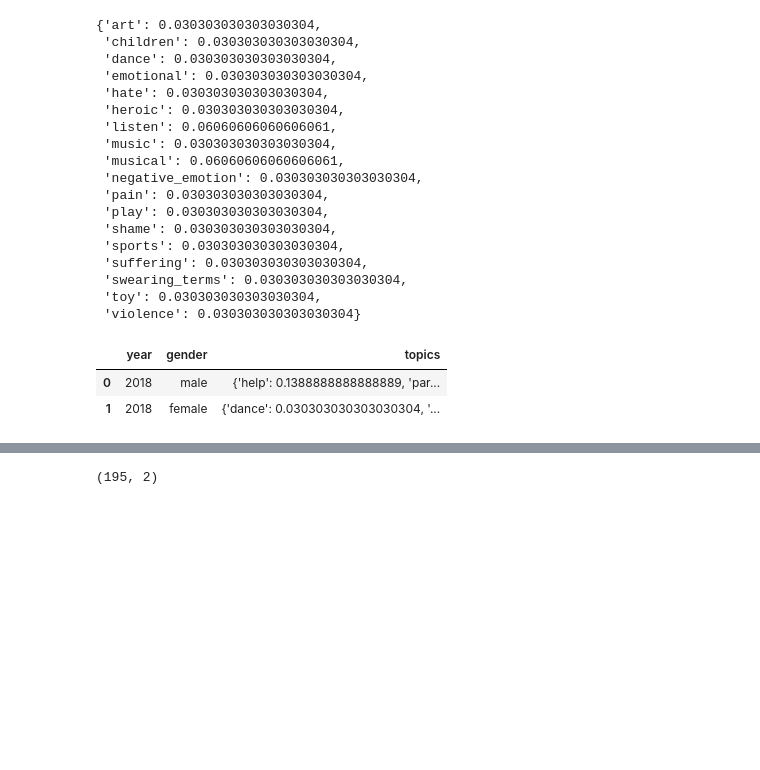
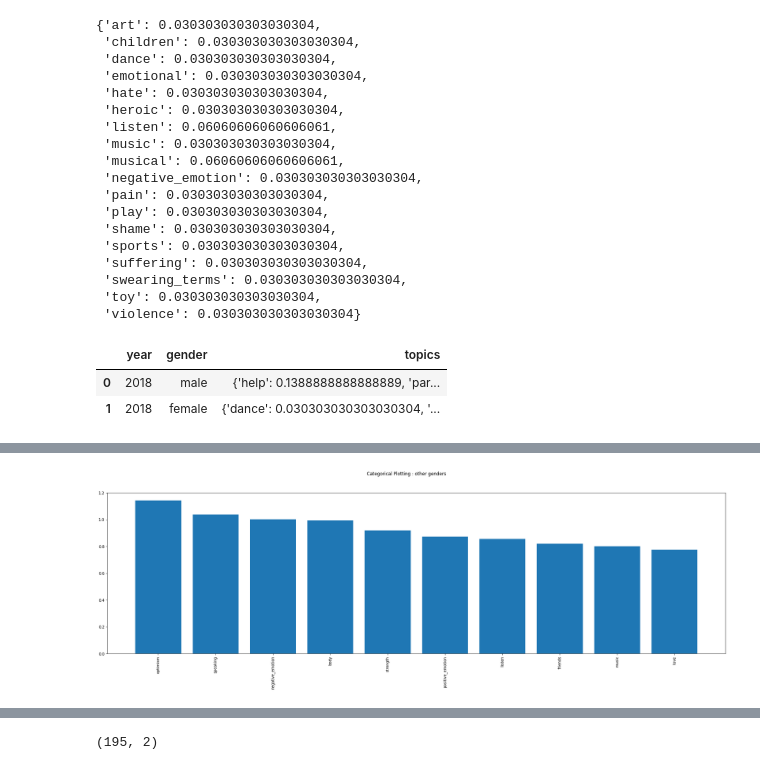
Before and after one commit to epfl-ada/ada-2021-project-palomamo, a Jupyter notebook: gender_topics.ipynb, the cells around one changed output, grey strips where cells are left out. Drawn from its saved outputs; the diff is of its cells as text; code cells hidden in the pictures; blank space fills up the shorter version.

```diff
--- a/gender_topics.ipynb
+++ b/gender_topics.ipynb
@@ -325,0 +234,5 @@ Text(0.5, 0.98, 'Categorical Plotting')
+# %%
+n_most_others = get_n_most_cited(dict_topics_others, 10)
+categorical_plot(n_most_others, 'other genders')
+# %% [output]
+[figure, added]
```
Also changed, not shown: parts of 45 cells of this notebook.
